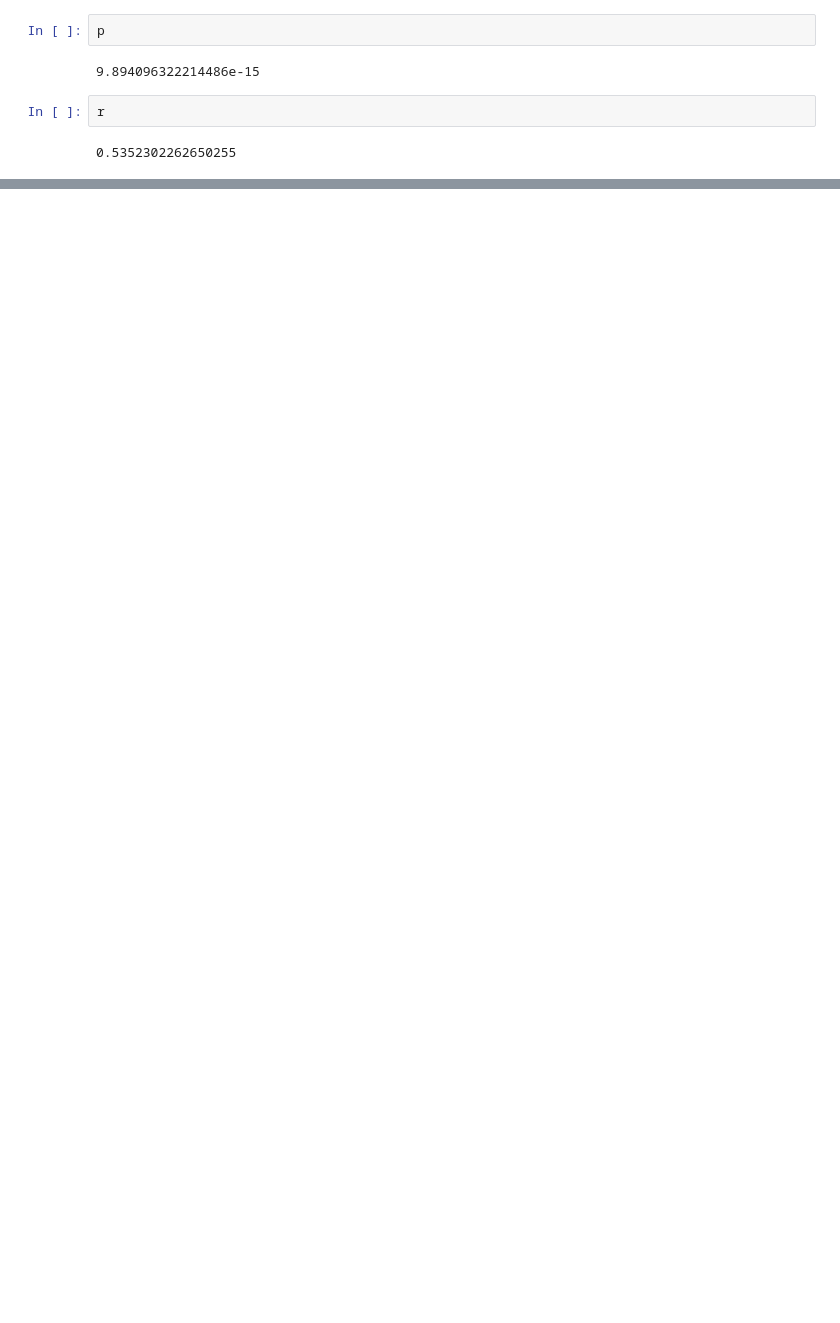
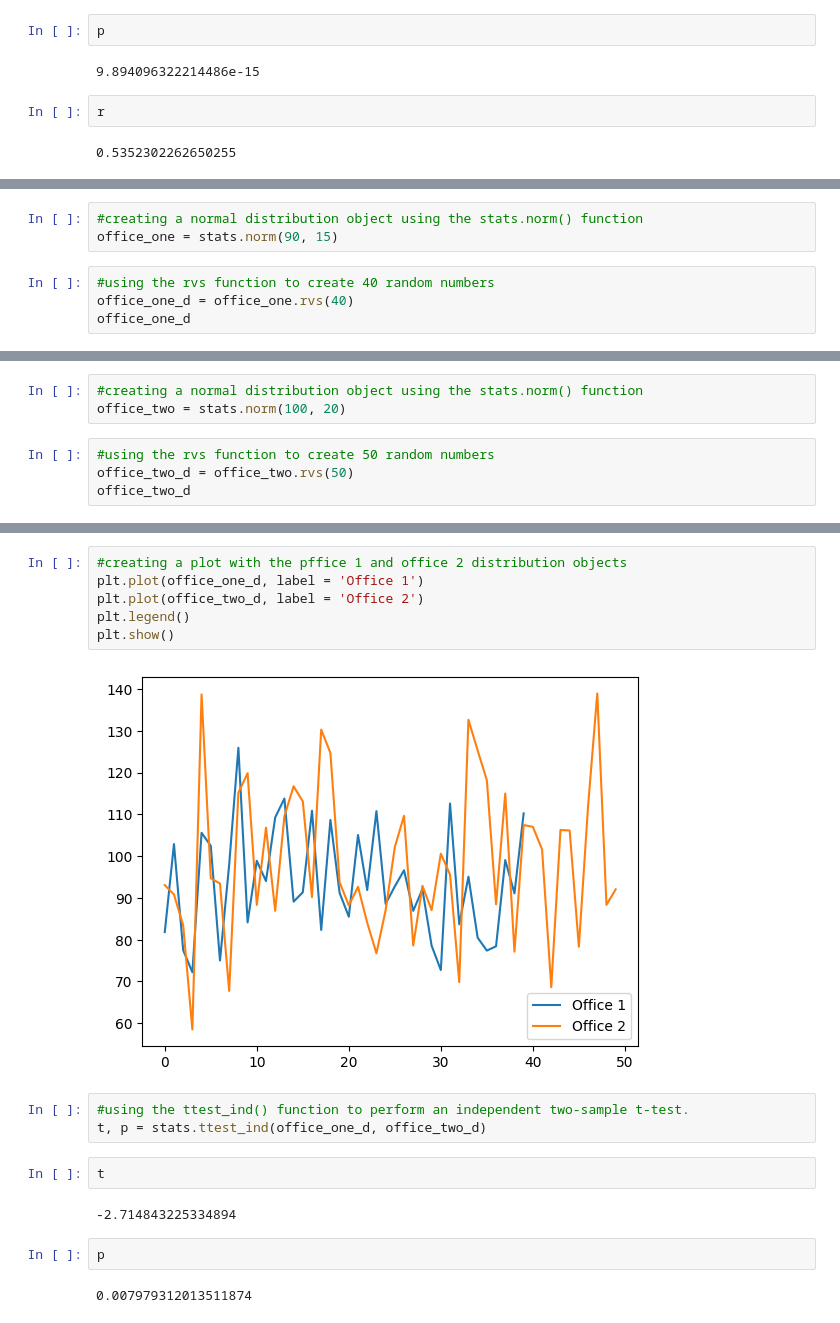
Before and after one commit to TheodoreQuansah/statistics-exercises, a Jupyter notebook: hypothesis_testing.ipynb, the cells around one changed output, grey strips where cells are left out. Cells and saved outputs as stored; diff of their text form; blank space fills up the shorter version.

```diff
--- a/hypothesis_testing.ipynb
+++ b/hypothesis_testing.ipynb
@@ -522,0 +649,7 @@ We reject the null hypothesis
+# %%
+#creating a normal distribution object using the stats.norm() function
+office_one = stats.norm(90, 15)
+# %%
+#using the rvs function to create 40 random numbers
+office_one_d = office_one.rvs(40)
+office_one_d
@@ -522,0 +667,7 @@ We reject the null hypothesis
+# %%
+#creating a normal distribution object using the stats.norm() function
+office_two = stats.norm(100, 20)
+# %%
+#using the rvs function to create 50 random numbers
+office_two_d = office_two.rvs(50)
+office_two_d
@@ -522,0 +688,19 @@ We reject the null hypothesis
+# %%
+#creating a plot with the pffice 1 and office 2 distribution objects
+plt.plot(office_one_d, label = 'Office 1')
+plt.plot(office_two_d, label = 'Office 2')
+plt.legend()
+plt.show()
+# %% [output]
+[figure, added]
+# %%
+#using the ttest_ind() function to perform an independent two-sample t-test.
+t, p = stats.ttest_ind(office_one_d, office_two_d)
+# %%
+t
+# %% [output]
+-2.714843225334894
+# %%
+p
+# %% [output]
+0.007979312013511874
```
Also changed, not shown: parts of 107 cells of this notebook.
